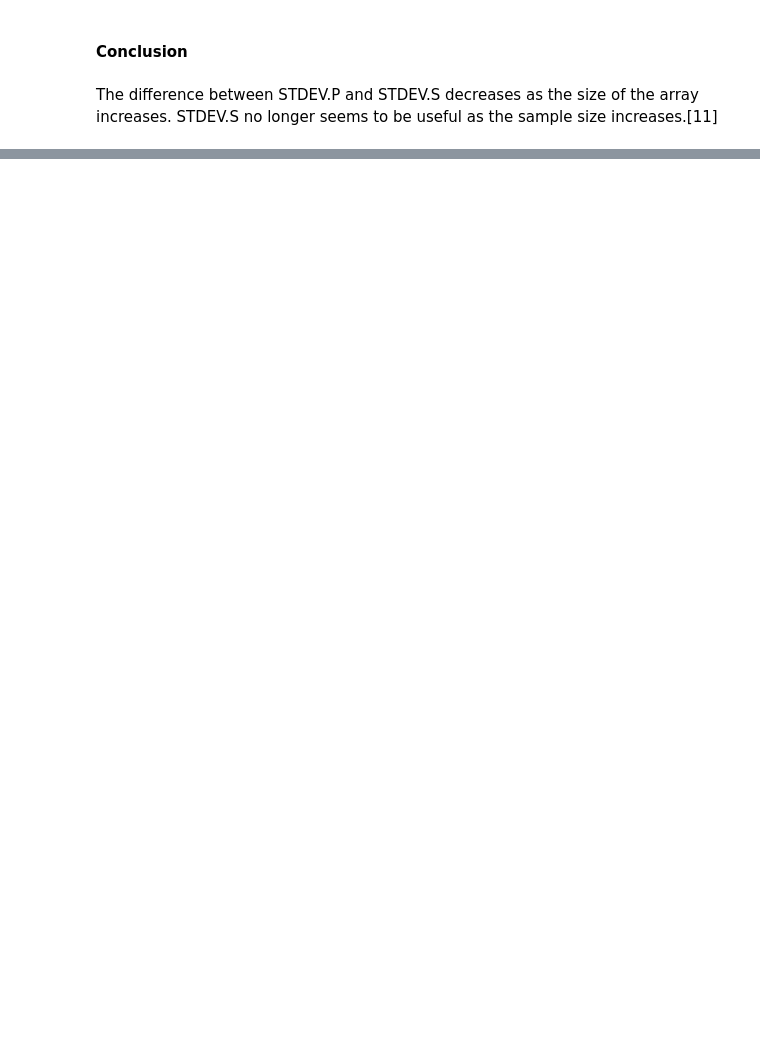
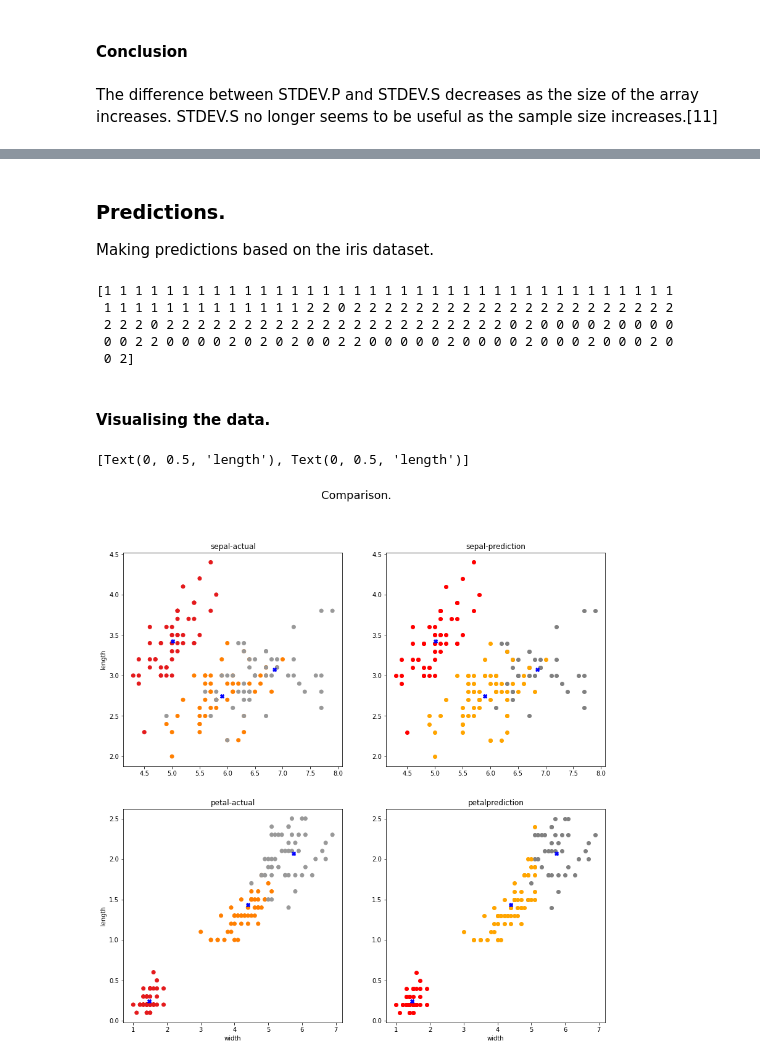
Before and after one commit to Tsroc/Emerging-Technologies-Assignment, a Jupyter notebook: Tasks.ipynb, the cells around one changed output, grey strips where cells are left out. Saved outputs shown, nothing was run; the diff lists cells and outputs as text; code cells hidden in the pictures; blank space fills up the shorter version.

```diff
--- a/Tasks.ipynb
+++ b/Tasks.ipynb
@@ -255,0 +252,7 @@ STDEV.S no longer seems to be useful as the sample size increases.[11]
+# %%
+# Loading the data from the dataset.
+from sklearn.datasets import load_iris
+
+iris = load_iris()
+X = iris.data
+y = iris.target
@@ -255,0 +313,5 @@ STDEV.S no longer seems to be useful as the sample size increases.[11]
+# %%
+# Perform kmeans fitting.
+kmeans = skcl.KMeans(n_clusters=3, random_state=0).fit(X)
+labels = kmeans.labels_
+labels
@@ -255,0 +326,4 @@ STDEV.S no longer seems to be useful as the sample size increases.[11]
+# %%
+cent = kmeans.cluster_centers_
+print("Cluster centers:")
+cent
@@ -255,0 +335,61 @@ STDEV.S no longer seems to be useful as the sample size increases.[11]
+# %% [markdown]
+### Predictions.
+
+Making predictions based on the iris dataset.
+# %%
+# Predict the cluster for two points.
+predictions = kmeans.predict(X)
+print(predictions)
+# %% [output]
+[1 1 1 1 1 1 1 1 1 1 1 1 1 1 1 1 1 1 1 1 1 1 1 1 1 1 1 1 1 1 1 1 1 1 1 1 1
+ 1 1 1 1 1 1 1 1 1 1 1 1 1 2 2 0 2 2 2 2 2 2 2 2 2 2 2 2 2 2 2 2 2 2 2 2 2
+ 2 2 2 0 2 2 2 2 2 2 2 2 2 2 2 2 2 2 2 2 2 2 2 2 2 2 0 2 0 0 0 0 2 0 0 0 0
+ 0 0 2 2 0 0 0 0 2 0 2 0 2 0 0 2 2 0 0 0 0 0 2 0 0 0 0 2 0 0 0 2 0 0 0 2 0
+ 0 2]
+# %% [markdown]
+#### Visualising the data.
+# %%
+fig, axes = plt.subplots(2,2, figsize=(14, 14))
+fig.suptitle('Comparison.', fontsize=18)
+
+ax0 = axes[0][0]
+ax1 = axes[0][1]
+ax2 = axes[1][0]
+ax3 = axes[1][1]
+
+# == x1
+# Plot sepal
+ax0.scatter(X[:, 0], X[:, 1], c=y, cmap=plt.cm.Set1)
+ax0.plot(cent[:,0], cent[:,1], 'bX')
+ax0.set_title("Actual")
+
+# Plot petal
+ax1.plot(X[kmeans.labels_ == 0][:,0], X[kmeans.labels_ == 0][:,1], 'o', color="gray")
+ax1.plot(X[kmeans.labels_ == 1][:,0], X[kmeans.labels_ == 1][:,1], 'o', color="red")
+ax1.plot(X[kmeans.labels_ == 2][:,0], X[kmeans.labels_ == 2][:,1], 'o', color="orange")
+ax1.plot(cent[:,0], cent[:,1], 'bX')
+ax1.set_title("Prediction")
+
+# == x2
+# Plot sepal
+ax2.scatter(X[:, 2], X[:, 3], c=y, cmap=plt.cm.Set1)
+ax2.plot(cent[:,2], cent[:,3], 'bX')
+ax2.set_title("Actual")
+
+# Plot petal
+ax3.plot(X[kmeans.labels_ == 0][:,2], X[kmeans.labels_ == 0][:,3], 'o', color="gray")
+ax3.plot(X[kmeans.labels_ == 1][:,2], X[kmeans.labels_ == 1][:,3], 'o', color="red")
+ax3.plot(X[kmeans.labels_ == 2][:,2], X[kmeans.labels_ == 2][:,3], 'o', color="orange")
+ax3.plot(cent[:,2], cent[:,3], 'bX')
+ax3.set_title("Prediction")
+
+ax0.title.set_text('sepal-actual')
+ax1.title.set_text('sepal-prediction')
+ax2.title.set_text('petal-actual')
+ax3.title.set_text('petalprediction')
+
+plt.setp(axes[-1, :], xlabel='width')
+plt.setp(axes[:, 0], ylabel='length')
+# %% [output]
+[Text(0, 0.5, 'length'), Text(0, 0.5, 'length')]
+[figure, added]
```
Also changed, not shown: parts of 16 cells of this notebook, 1 other file.
